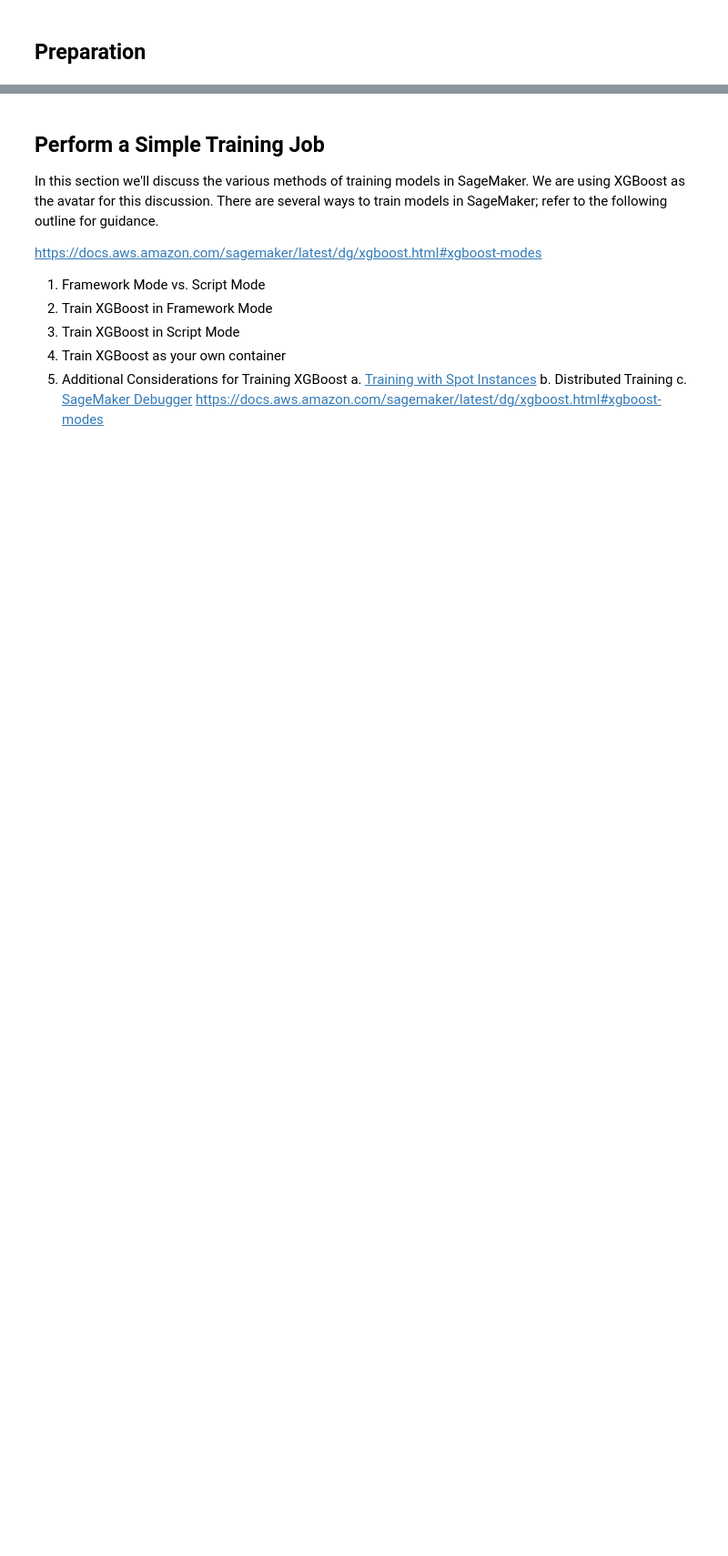
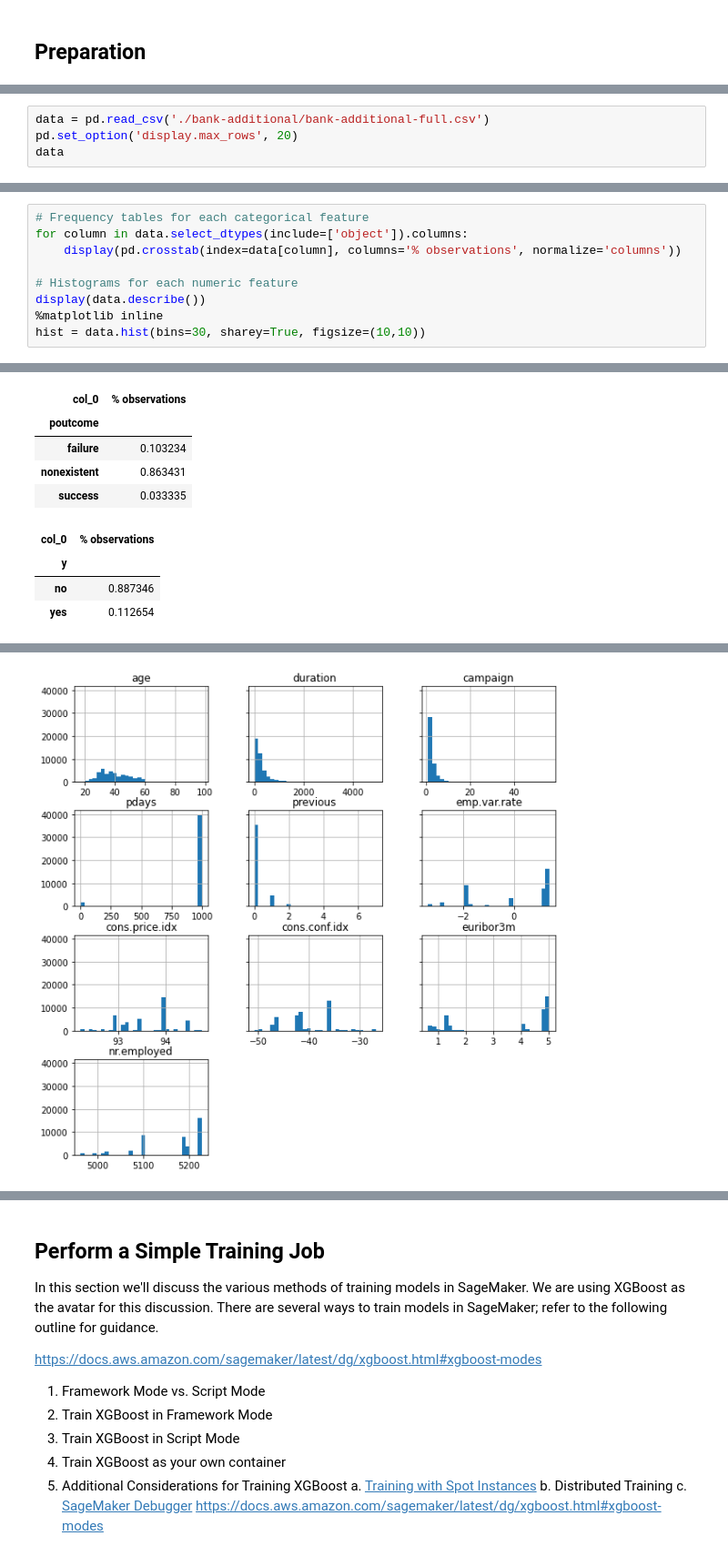
Before and after one commit to frgud/sagemaker-samples, a Jupyter notebook: SimpleSageMakerModelTrainingXGBoost.ipynb, the cells around one changed output, grey strips where cells are left out. Shown at 91% size. Saved outputs shown, nothing was run; the diff lists cells and outputs as text; blank space fills up the shorter version.

```diff
--- a/SimpleSageMakerModelTrainingXGBoost.ipynb
+++ b/SimpleSageMakerModelTrainingXGBoost.ipynb
@@ -43,0 +89,4 @@ container = retrieve("xgboost", region, "latest")
+# %%
+data = pd.read_csv('./bank-additional/bank-additional-full.csv')
+pd.set_option('display.max_rows', 20)
+data
@@ -43,0 +111,10 @@ container = retrieve("xgboost", region, "latest")
+# %%
+# Frequency tables for each categorical feature
+for column in data.select_dtypes(include=['object']).columns:
+    display(pd.crosstab(index=data[column], columns='% observations', normalize='columns'))
+
+# Histograms for each numeric feature
+display(data.describe())
+%matplotlib inline
+hist = data.hist(bins=30, sharey=True, figsize=(10,10))
+# %% [output]
@@ -43,0 +189,9 @@ container = retrieve("xgboost", region, "latest")
+| col_0 | % observations |
+| poutcome |  |
+| failure | 0.103234 |
+| nonexistent | 0.863431 |
+| success | 0.033335 |
+| col_0 | % observations |
+| y |  |
+| no | 0.887346 |
+| yes | 0.112654 |
@@ -43,0 +207 @@ container = retrieve("xgboost", region, "latest")
+[figure, added]
```
Also changed, not shown: parts of 42 cells of this notebook.
